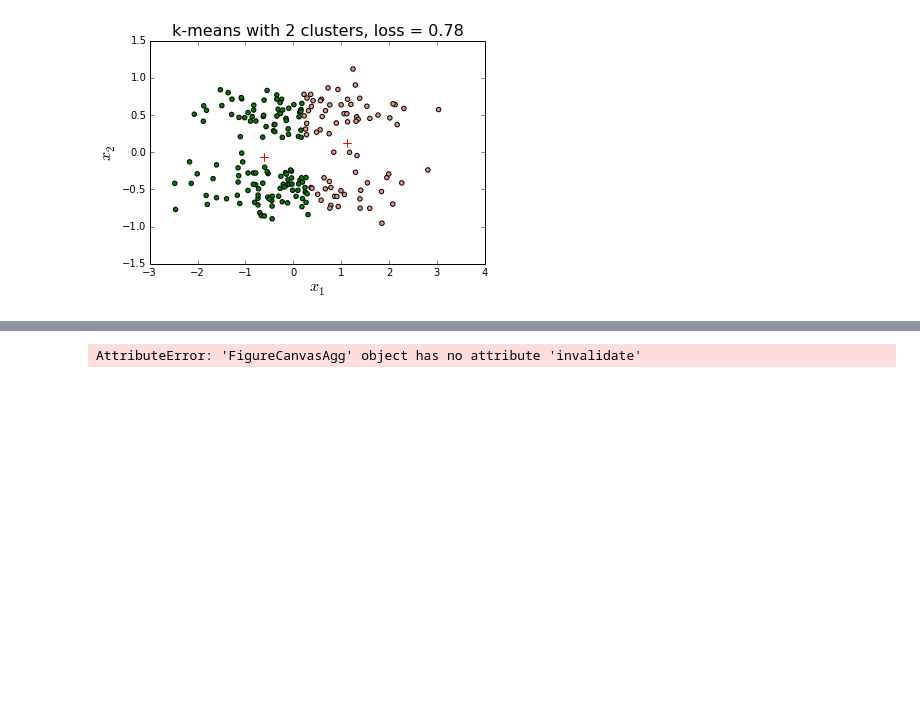
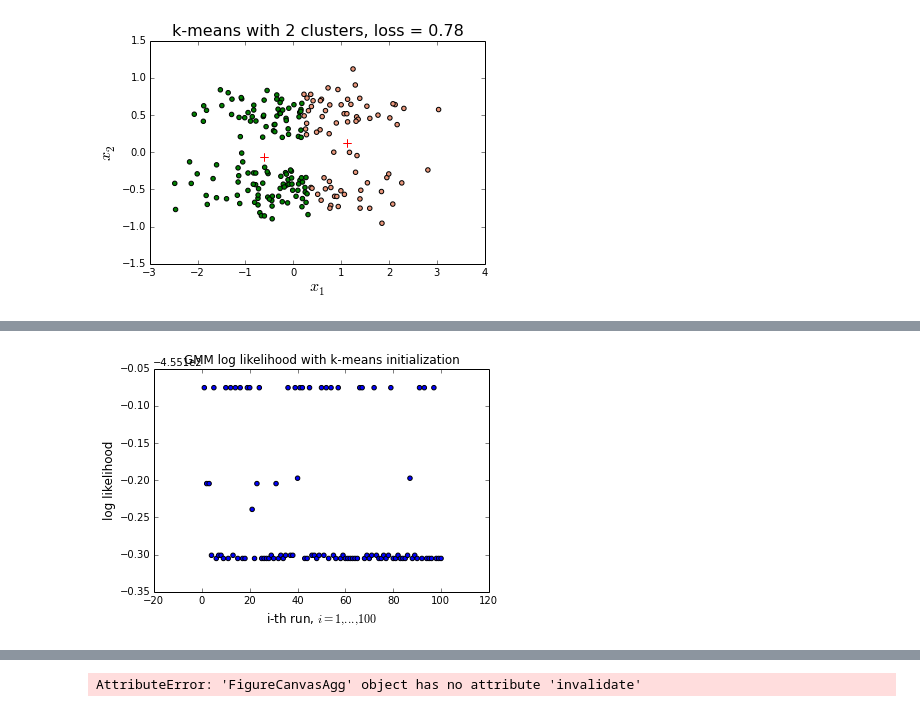
Before and after one commit to philjjoon/Lab-MachineLearning, a Jupyter notebook: ProblemSet-02/ps2_stubs_and_tests/ps2_application.ipynb, the cells around one changed output, grey strips where cells are left out. Cells and saved outputs as stored; diff of their text form; code cells hidden in the pictures; blank space fills up the shorter version.

```diff
--- a/ProblemSet-02/ps2_stubs_and_tests/ps2_application.ipynb
+++ b/ProblemSet-02/ps2_stubs_and_tests/ps2_application.ipynb
@@ -335,0 +383,12 @@ fig.savefig('2gaussians_kmeans.png')
+# %%
+#print likelihood_2gaussians_gmm_kmeans_list
+fig = pl.figure()
+ax = fig.add_subplot(111)
+ax.scatter(range(1,101), likelihood_2gaussians_gmm_kmeans_list)
+ax.set_title('GMM log likelihood with k-means initialization', fontsize=12)
+ax.set_xlabel('i-th run, $i = 1, ..., 100$', fontsize=12)
+ax.set_ylabel('log likelihood', fontsize=12)
+
+fig.savefig('likelihoods_2gaussians_gmm_kmeans.png')
+# %% [output]
+[figure, added]
```
Also changed, not shown: parts of 6 cells of this notebook, 13 other files.
